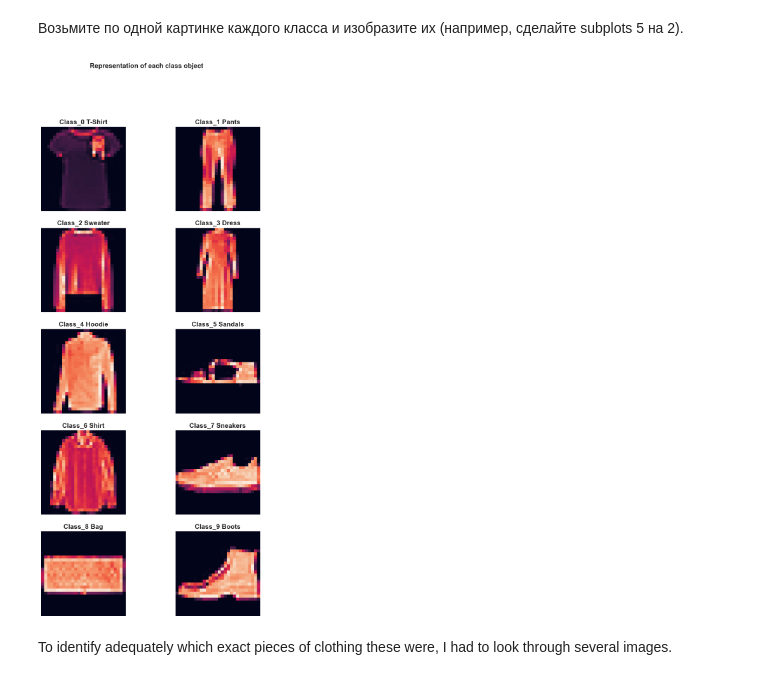
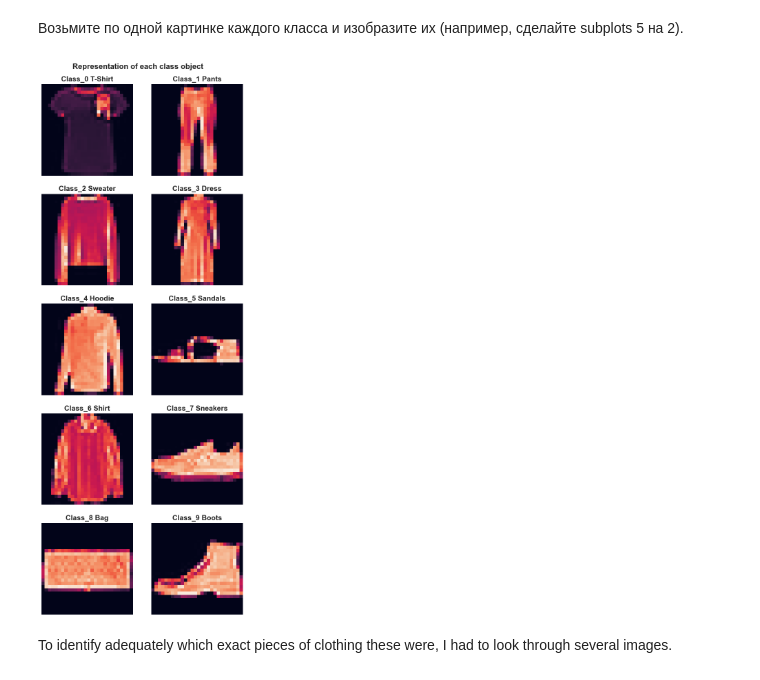
Before and after one commit to pavlovanadia/BI_ML_2023, a Jupyter notebook: HW1/code/KNN.ipynb, the cells around one changed output. Saved outputs shown, nothing was run; the diff lists cells and outputs as text; code cells hidden in the pictures.

Commit message:
modified picture of objects

```diff
--- a/HW1/code/KNN.ipynb
+++ b/HW1/code/KNN.ipynb
@@ -69,34 +69,35 @@ plt.axis("off");
 # %%
 fig, axes = plt.subplots(5, 2, figsize=(10, 20))
 
-fig.suptitle("Representation of each class object", size=15, weight="bold")
+fig.suptitle("Representation of each class object", size=16, weight="bold", y=0.91)
 
 class_nums = list(map(int, range(10)))
 
 objects = [
     "T-Shirt",
     "Pants",
     "Sweater",
     "Dress",
     "Hoodie",
     "Sandals",
     "Shirt",
     "Sneakers",
     "Bag",
     "Boots"
 ]
 
 object_class = 0
 for row in axes:
     for col in row:
         object_index = np.where(y == str(object_class))[0][0]
         image = X[object_index].reshape(28, 28, 1)
         col.set_title(f'Class_{object_class} {objects[object_class]}', weight='bold', size=15)
         col.set_axis_off()
         col.imshow(image)
         object_class += 1
+plt.subplots_adjust(wspace=-0.3)
 # %% [output]
-[figure, old version]
+[figure, new version]
 # %% [markdown]
 To identify adequately which exact pieces of clothing these were, I had to look through several images.
 # %% [markdown]
```
Also changed, not shown: parts of 1 cell of this notebook.
